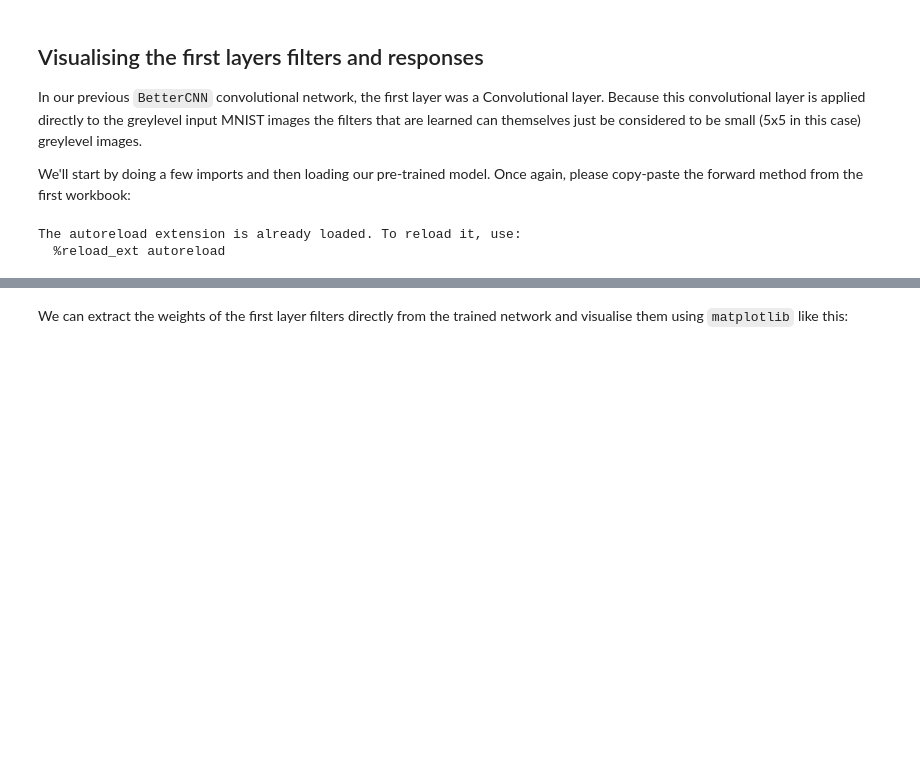
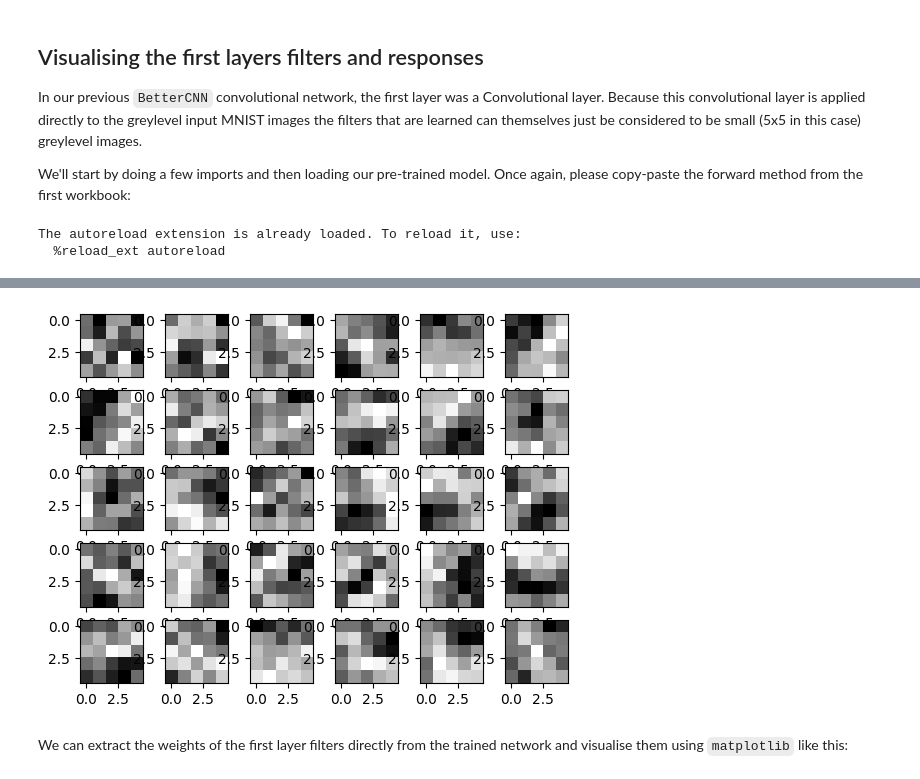
Before and after one commit to AndreiS22/deep_learning_labs, a Jupyter notebook: docs/labs/lab5/5_3_Visualise.ipynb, the cells around one changed output, grey strips where cells are left out. Saved outputs shown, nothing was run; the diff lists cells and outputs as text; code cells hidden in the pictures; blank space fills up the shorter version.

```diff
--- a/docs/labs/lab5/5_3_Visualise.ipynb
+++ b/docs/labs/lab5/5_3_Visualise.ipynb
@@ -136,6 +136,17 @@ trial.with_generators(trainloader, test_generator=testloader)
 trial.run(epochs=10)
 
 !pip install scipy
+!pip install imageio
+
+from imageio import imread # Import imread from imageio instead of scipy.misc
+
+weights = model.conv1.weight.data.cpu()
+
+# plot the first layer features
+for i in range(0,30):
+	plt.subplot(5,6,i+1)
+	plt.imshow(weights[i, 0, :, :], cmap=plt.get_cmap('gray'))
+plt.show()
 # %% [output]
 The autoreload extension is already loaded. To reload it, use:
   %reload_ext autoreload
@@ -144,3 +158,4 @@ Requirement already satisfied: numpy<2.3,>=1.22.4 in /usr/local/lib/python3.11/d
+[figure, added]
 # %% [markdown]
 We can extract the weights of the first layer filters directly from the trained network and visualise them using `matplotlib` like this:
 # %%
```
Also changed, not shown: parts of 6 cells of this notebook.
